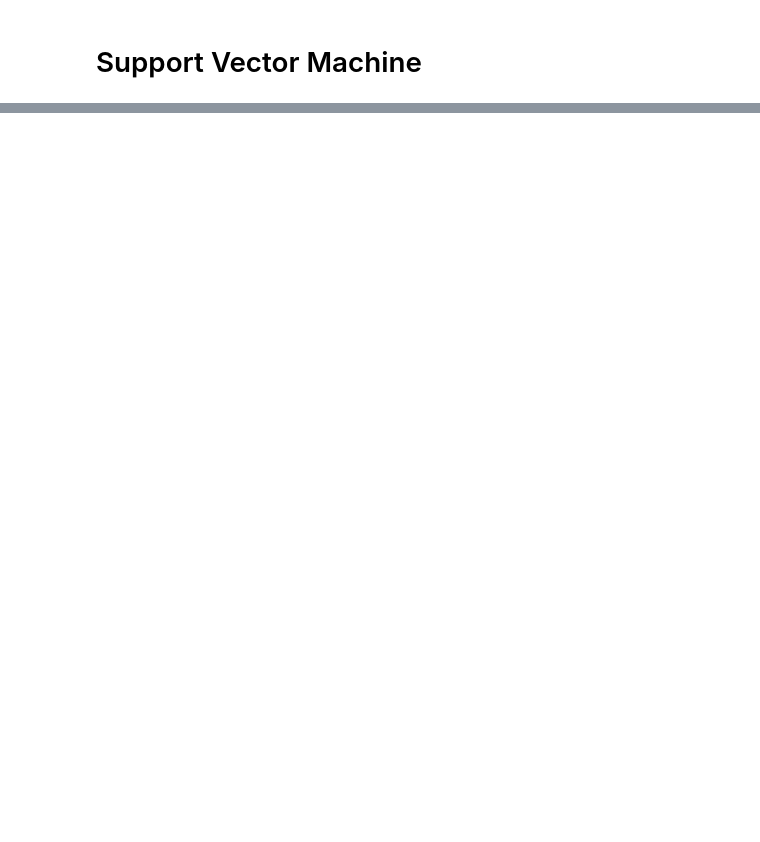
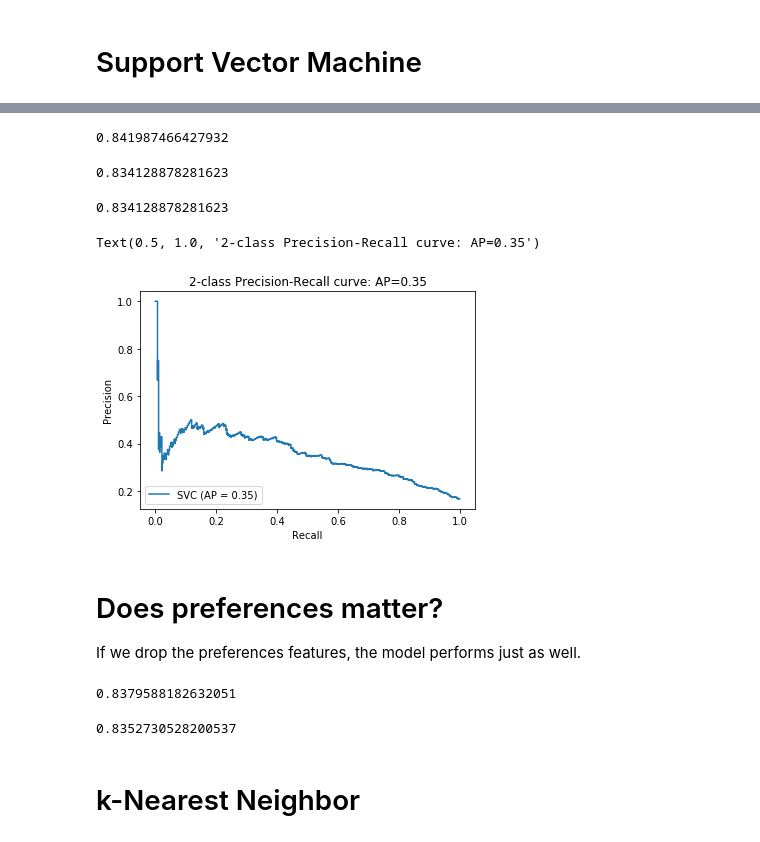
Before and after one commit to eyl1532/speed-dating-analysis, a Jupyter notebook: logistic_regression.ipynb, the cells around one changed output, grey strips where cells are left out. Drawn from its saved outputs; the diff is of its cells as text; code cells hidden in the pictures; blank space fills up the shorter version.

```diff
--- a/logistic_regression.ipynb
+++ b/logistic_regression.ipynb
@@ -101,0 +116,27 @@ coefficients
+# %%
+svc = SVC(C=10, kernel='poly')
+svc.fit(X_train,y_train).score(X_train, y_train)
+# %% [output]
+0.841987466427932
+# %%
+accuracy_score(y_test, svc.predict(X_test))
+# %% [output]
+0.834128878281623
+# %%
+y_score = svc.decision_function(X_test)
+average_precision = average_precision_score(y_test, y_score)
+
+print('Average precision-recall score: {0:0.2f}'.format(
+      average_precision))
+# %% [output]
+0.834128878281623
+# %%
+disp = plot_precision_recall_curve(svc, X_test, y_test)
+disp.ax_.set_title('2-class Precision-Recall curve: '
+                   'AP={0:0.2f}'.format(average_precision))
+# %% [output]
+Text(0.5, 1.0, '2-class Precision-Recall curve: AP=0.35')
+[figure, added]
+# %% [markdown]
+# Does preferences matter?
+If we drop the preferences features, the model performs just as well.
@@ -102 +146,13 @@ coefficients
+# %%
+lr = LogisticRegression(max_iter=3000, penalty='l2', solver='sag')
+lr.fit(X_train_2,y_train).score(X_train_2, y_train)
+# %% [output]
+0.8379588182632051
+# %%
+svc = SVC(C=10, kernel='poly')
+svc.fit(X_train_2,y_train).score(X_train-2, y_train)
+# %% [output]
+0.8352730528200537
+# %% [markdown]
+# k-Nearest Neighbor
 # %%
```
Also changed, not shown: parts of 36 cells of this notebook, 2 other files.
